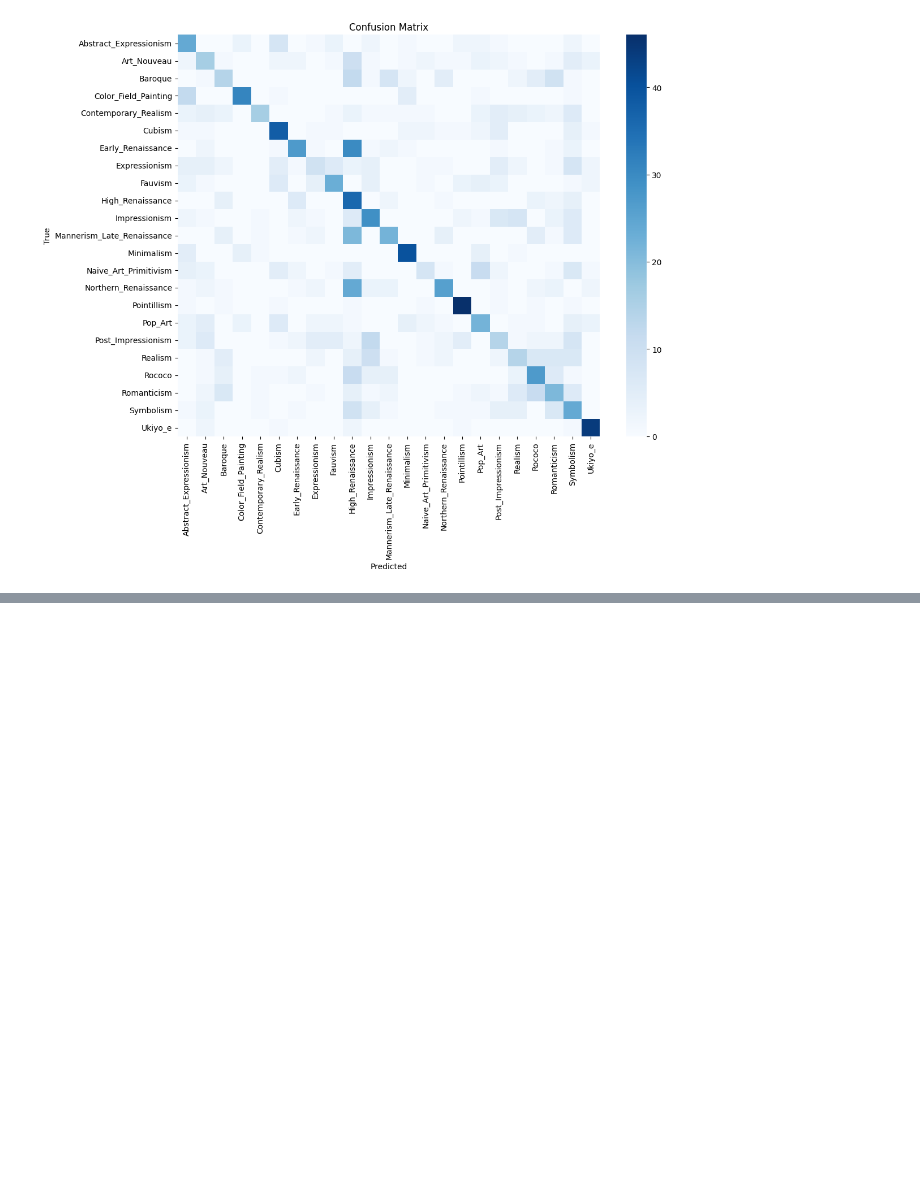
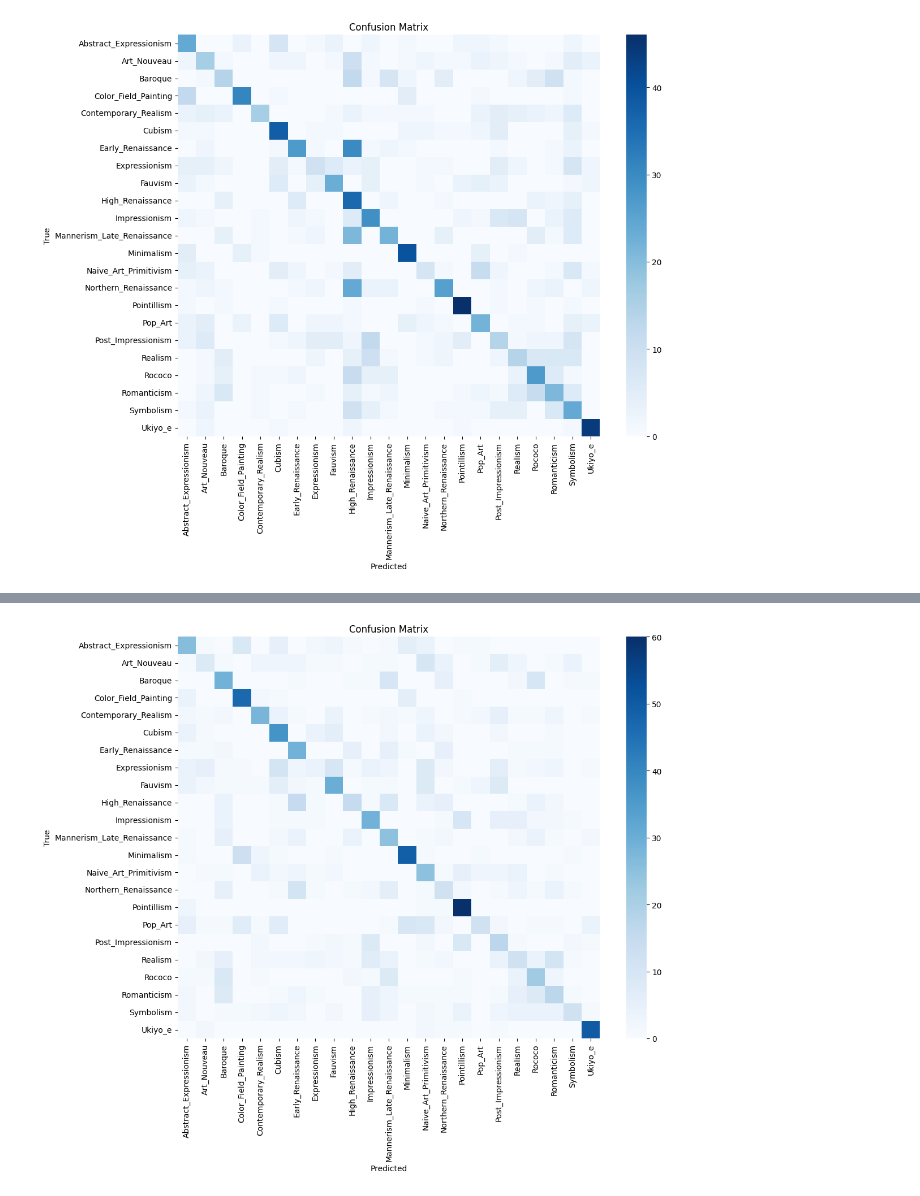
Before and after one commit to julietteabalain-cloud/Reconnaissance-de-mouvement-artistique, a Jupyter notebook: notebooks/5_DL_Archi_MobileNet.ipynb, the cells around one changed output, grey strips where cells are left out. Cells and saved outputs as stored; diff of their text form; code cells hidden in the pictures; blank space fills up the shorter version.

```diff
--- a/notebooks/5_DL_Archi_MobileNet.ipynb
+++ b/notebooks/5_DL_Archi_MobileNet.ipynb
@@ -372,0 +458,15 @@ Test Confusion Matrix:
+# %%
+#Confusion matrix :
+
+class_names = sorted(df_train["style_name"].unique())
+
+cm = compute_confusion_matrix(
+    model_mn,
+    val_loader,
+    device,
+    class_names
+)
+
+plot_confusion_matrix(cm, class_names)
+# %% [output]
+[figure, added]
```
Also changed, not shown: parts of 12 cells of this notebook.
